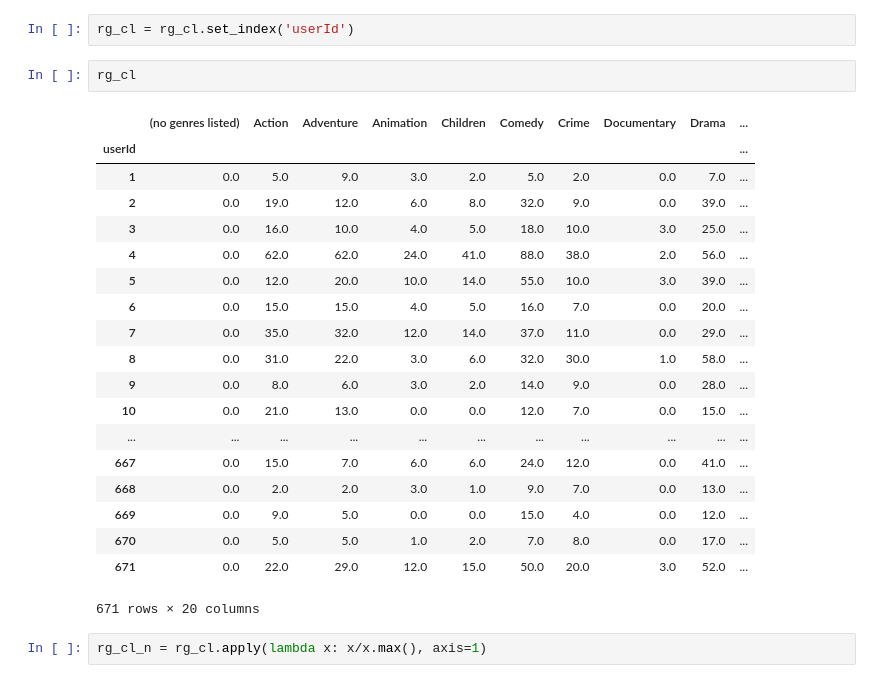
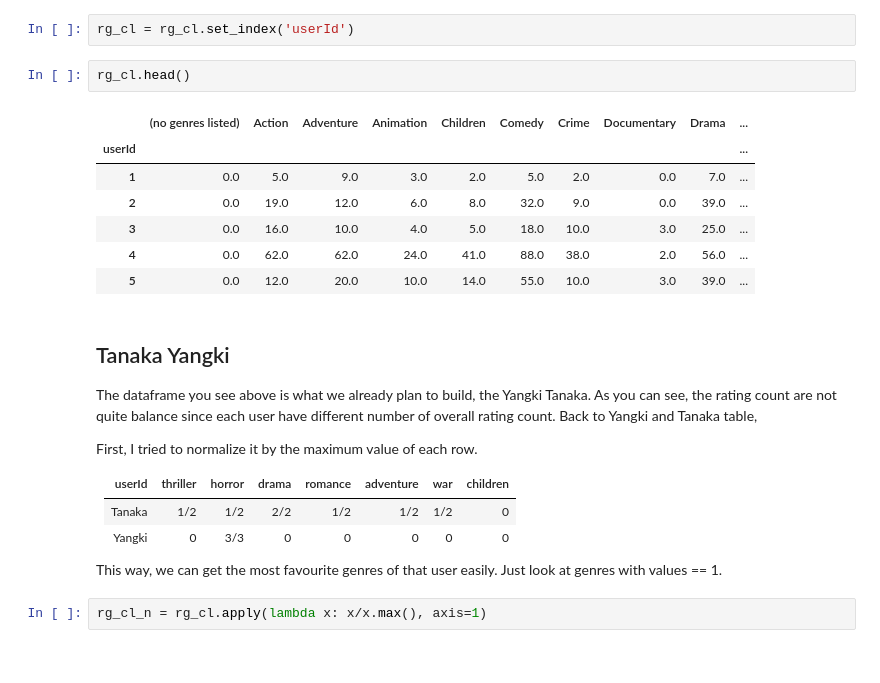
Before and after one commit to philogynic/notebooks, a Jupyter notebook: MovieLens.ipynb, the cells around one changed output. Cells and saved outputs as stored; diff of their text form.

```diff
--- a/MovieLens.ipynb
+++ b/MovieLens.ipynb
@@ -605,27 +655,28 @@ rg_cl = rg.drop(['movieId'], axis=1)
 # %%
 rg_cl = rg_cl.set_index('userId')
 # %%
-rg_cl
+rg_cl.head()
 # %% [output]
 |  | (no genres listed) | Action | Adventure | Animation | Children | Comedy | Crime | Documentary | Drama | ... |
 | userId |  |  |  |  |  |  |  |  |  | ... |
 | 1 | 0.0 | 5.0 | 9.0 | 3.0 | 2.0 | 5.0 | 2.0 | 0.0 | 7.0 | ... |
 | 2 | 0.0 | 19.0 | 12.0 | 6.0 | 8.0 | 32.0 | 9.0 | 0.0 | 39.0 | ... |
 | 3 | 0.0 | 16.0 | 10.0 | 4.0 | 5.0 | 18.0 | 10.0 | 3.0 | 25.0 | ... |
 | 4 | 0.0 | 62.0 | 62.0 | 24.0 | 41.0 | 88.0 | 38.0 | 2.0 | 56.0 | ... |
 | 5 | 0.0 | 12.0 | 20.0 | 10.0 | 14.0 | 55.0 | 10.0 | 3.0 | 39.0 | ... |
-| 6 | 0.0 | 15.0 | 15.0 | 4.0 | 5.0 | 16.0 | 7.0 | 0.0 | 20.0 | ... |
-| 7 | 0.0 | 35.0 | 32.0 | 12.0 | 14.0 | 37.0 | 11.0 | 0.0 | 29.0 | ... |
-| 8 | 0.0 | 31.0 | 22.0 | 3.0 | 6.0 | 32.0 | 30.0 | 1.0 | 58.0 | ... |
-| 9 | 0.0 | 8.0 | 6.0 | 3.0 | 2.0 | 14.0 | 9.0 | 0.0 | 28.0 | ... |
-| 10 | 0.0 | 21.0 | 13.0 | 0.0 | 0.0 | 12.0 | 7.0 | 0.0 | 15.0 | ... |
-| ... | ... | ... | ... | ... | ... | ... | ... | ... | ... | ... |
-| 667 | 0.0 | 15.0 | 7.0 | 6.0 | 6.0 | 24.0 | 12.0 | 0.0 | 41.0 | ... |
-| 668 | 0.0 | 2.0 | 2.0 | 3.0 | 1.0 | 9.0 | 7.0 | 0.0 | 13.0 | ... |
-| 669 | 0.0 | 9.0 | 5.0 | 0.0 | 0.0 | 15.0 | 4.0 | 0.0 | 12.0 | ... |
-| 670 | 0.0 | 5.0 | 5.0 | 1.0 | 2.0 | 7.0 | 8.0 | 0.0 | 17.0 | ... |
-| 671 | 0.0 | 22.0 | 29.0 | 12.0 | 15.0 | 50.0 | 20.0 | 3.0 | 52.0 | ... |
-671 rows × 20 columns
+# %% [markdown]
+## Tanaka Yangki
+
+The dataframe you see above is what we already plan to build, the Yangki Tanaka. As you can see, the rating count are not quite balance since each user have different number of overall rating count. Back to Yangki and Tanaka table,
+
+First, I tried to normalize it by the maximum value of each row.
+
+userId|thriller|horror|drama|romance|adventure|war|children
+---|---|---|---|---|---|---|---
+Tanaka|1/2|1/2|2/2|1/2|1/2|1/2|0
+Yangki|0|3/3|0|0|0|0|0
+
+This way, we can get the most favourite genres of that user easily. Just look at genres with values == 1.
 # %%
 rg_cl_n = rg_cl.apply(lambda x: x/x.max(), axis=1)
 # %%
```
Also changed, not shown: parts of 73 cells of this notebook.
